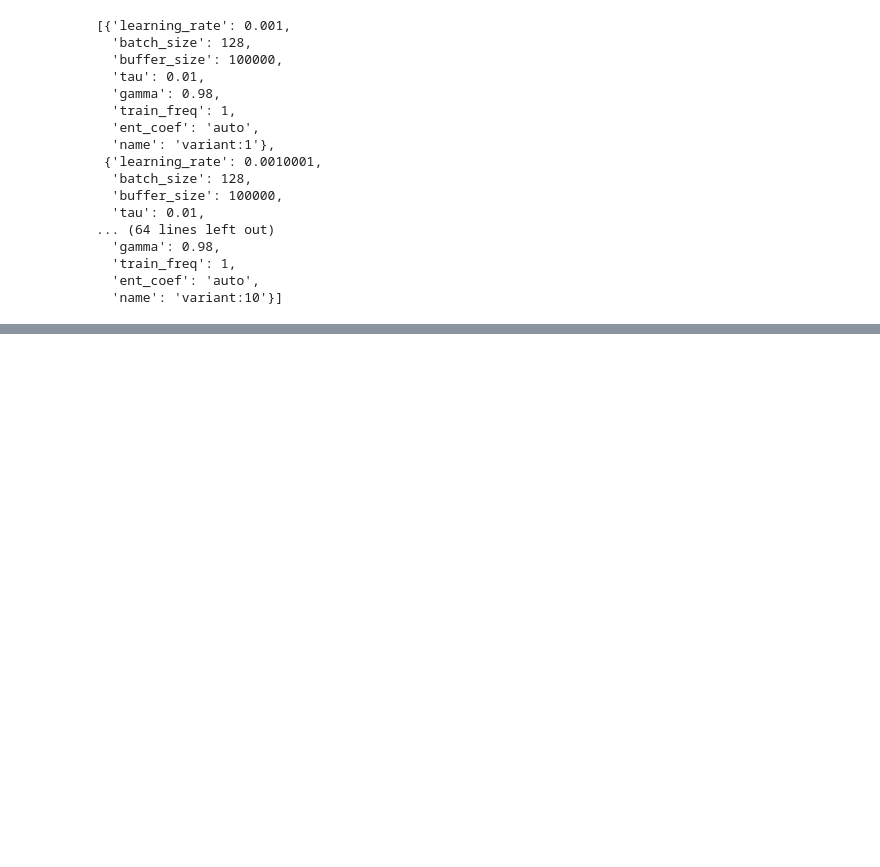
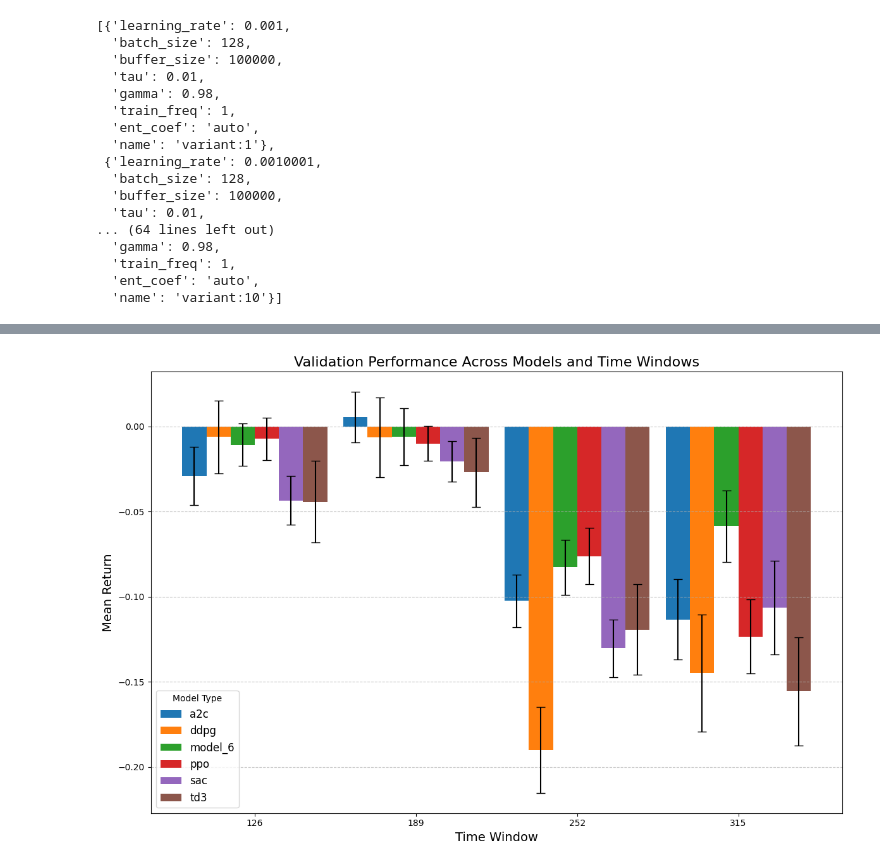
Before and after one commit to t0nyr3n/FinRL, a Jupyter notebook: examples/FinRL_Ensemble_StockTrading_ICAIF_2020_Original.ipynb, the cells around one changed output, grey strips where cells are left out. Cells and saved outputs as stored; diff of their text form; code cells hidden in the pictures; blank space fills up the shorter version.

```diff
--- a/examples/FinRL_Ensemble_StockTrading_ICAIF_2020_Original.ipynb
+++ b/examples/FinRL_Ensemble_StockTrading_ICAIF_2020_Original.ipynb
@@ -751,0 +1002,51 @@ dtype: float64
+# %%
+import pandas as pd
+import matplotlib.pyplot as plt
+import numpy as np
+%matplotlib inline
+# Assuming the DataFrame has the following columns: 'model_type', 'trial', 'time_window', 'return'
+stacking_validation_performance_stats = pd.read_csv('stacking_agent_validation_performance.csv')
+all_validation_performance_stats = pd.concat([stacking_validation_performance_stats, validation_performance_stats])
+# Group by 'model_type' and 'time_window' to compute the mean and SEM
+grouped = all_validation_performance_stats.groupby(['model_type', 'time_window']).agg(
+    mean_return=('return', 'mean'),
+    sem_return=('return', lambda x: np.std(x, ddof=1) / np.sqrt(len(x)))
+).reset_index()
+
+# Pivot the data to make it easier to plot with bar chart
+pivot_table = grouped.pivot(index='time_window', columns='model_type', values='mean_return')
+error_table = grouped.pivot(index='time_window', columns='model_type', values='sem_return')
+
+# Create the bar chart
+fig, ax = plt.subplots(figsize=(12, 8))
+
+# Define bar width and positions
+bar_width = 0.15
+time_windows = pivot_table.index
+x = np.arange(len(time_windows))
+
+# Plot bars for each model_type
+for i, model in enumerate(pivot_table.columns):
+    ax.bar(
+        x + i * bar_width,
+        pivot_table[model],
+        bar_width,
+        label=model,
+        yerr=error_table[model],
+        capsize=5,
+    )
+
+# Add labels, title, and legend
+ax.set_xlabel("Time Window", fontsize=14)
+ax.set_ylabel("Mean Return", fontsize=14)
+ax.set_title("Validation Performance Across Models and Time Windows", fontsize=16)
+ax.set_xticks(x + bar_width * (len(pivot_table.columns) - 1) / 2)
+ax.set_xticklabels(time_windows)
+ax.legend(title="Model Type", fontsize=12)
+ax.grid(axis='y', linestyle='--', alpha=0.7)
+
+# Show the plot
+plt.tight_layout()
+plt.show()
+# %% [output]
+[figure, added]
```
Also changed, not shown: parts of 22 cells of this notebook, 3 other files.
